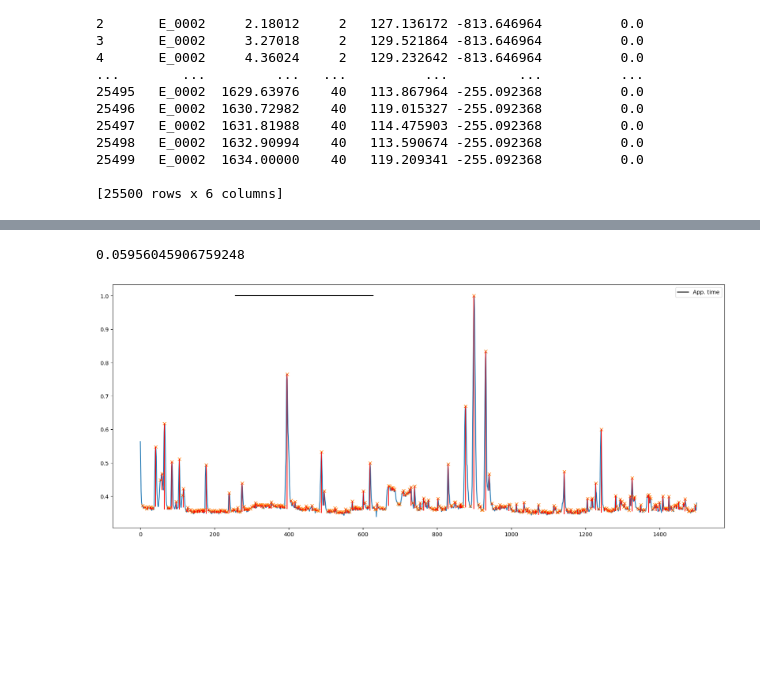
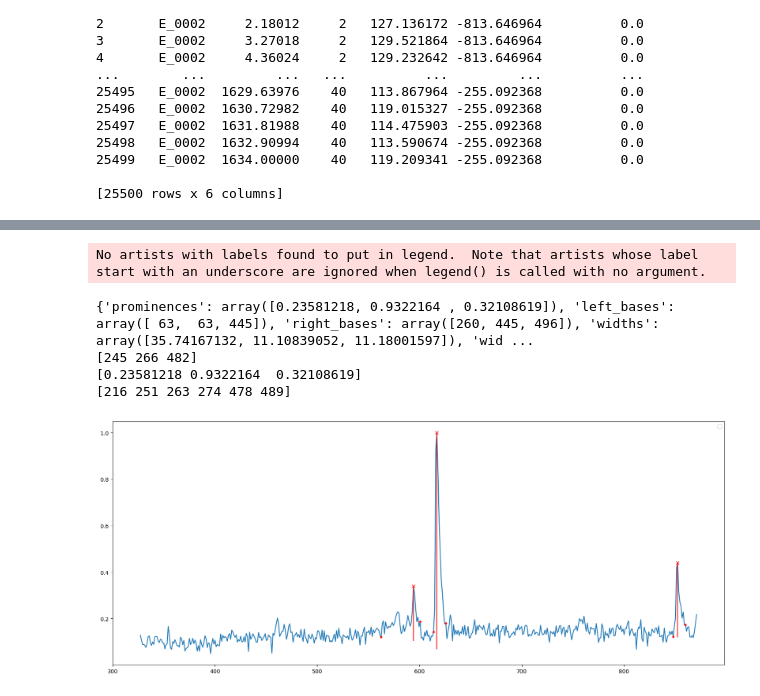
Before and after one commit to wisstock/microca, a Jupyter notebook: demo_stat.ipynb, the cells around one changed output, grey strips where cells are left out. Cells and saved outputs as stored; diff of their text form; code cells hidden in the pictures; blank space fills up the shorter version.

Commit message:
peak features detection in progress, decay and rise

```diff
--- a/demo_stat.ipynb
+++ b/demo_stat.ipynb
@@ -69,18 +100,58 @@ print(signaltonoise(comp_profile))
 # %%
-profile_std = np.std(comp_profile)
-print(profile_std)
+# profile_std = np.std(comp_profile)
+# print(profile_std)
 
-peaks, properties = signal.find_peaks(comp_profile, height=2*profile_std)  # height=None, threshold=None, distance=None, prominence=None, width=None, wlen=None, rel_height=0.5, plateau_size=None
-prom = signal.peak_prominences(comp_profile, peaks, wlen=100)[0]
+one_comp_profile = norm_profiles[2]
+one_raw = one_comp_profile[0]
+one_norm = one_comp_profile[1]
 
-contour_heights = comp_profile[peaks] - prom
+# demo_range = [100,600]
+comp_profile = one_comp_profile[1][300:800]
+time_line_demo = time_line[300:800]
+
+# detection experiments
+frame_time = total_reg_t/comp_profile.shape[0]
+
+min_distance_sec = 5
+min_distance_frames = int(min_distance_sec / frame_time)
+
+width_sec = [1, 200]  # [min, max]
+width_frames = np.asanyarray([width_sec[0]/frame_time, width_sec[1]/frame_time], dtype=int)
+
+peaks, properties = signal.find_peaks(comp_profile,
+                                      height=None,
+                                      threshold=None,
+                                      distance=min_distance_frames,
+                                      wlen=500,
+                                      prominence=0.15,
+                                      rel_height=0.9,
+                                      width=width_frames,
+                                      plateau_size=None)
+print(properties)
+prom = properties['prominences'] #  signal.peak_prominences(comp_profile, peaks, wlen=400)
+width = properties['widths']
+
+print(peaks)
+print(prom)
+
+# plotting
+prom_h = comp_profile[peaks] - prom
+width_w = np.sort(np.asarray([*properties['left_ips'], *properties['right_ips']], dtype=int))
+print(width_w)
+app_y = [np.max(comp_profile)+np.max(comp_profile)*0.05] * len(app_line)
+
 plt.figure(figsize=(20, 8))
-plt.plot(comp_profile)
-plt.plot(peaks, comp_profile[peaks], "x")
-plt.plot(app_time, [np.max(comp_profile)] * len(app_time), label='App. time', color='k')
-plt.vlines(x=peaks, ymin=contour_heights, ymax=comp_profile[peaks], color='red')
+plt.plot(time_line_demo, comp_profile)
+plt.plot(time_line_demo[peaks], comp_profile[peaks], 'x', color='red')
+plt.plot(time_line_demo[width_w], comp_profile[width_w], '.', color='red')
+plt.vlines(x=time_line_demo[peaks], ymin=prom_h, ymax=comp_profile[peaks], color='red')
+# plt.plot(app_line, app_y, label='App. time', color='k')
 plt.legend()
 plt.show()
 # %% [output]
-0.05956045906759248
+No artists with labels found to put in legend.  Note that artists whose label start with an underscore are ignored when legend() is called with no argument.
+{'prominences': array([0.23581218, 0.9322164 , 0.32108619]), 'left_bases': array([ 63,  63, 445]), 'right_bases': array([260, 445, 496]), 'widths': array([35.74167132, 11.10839052, 11.18001597]), 'wid ...
+[245 266 482]
+[0.23581218 0.9322164  0.32108619]
+[216 251 263 274 478 489]
-[figure, old version]
+[figure, new version]
```
Also changed, not shown: parts of 1 cell of this notebook.
